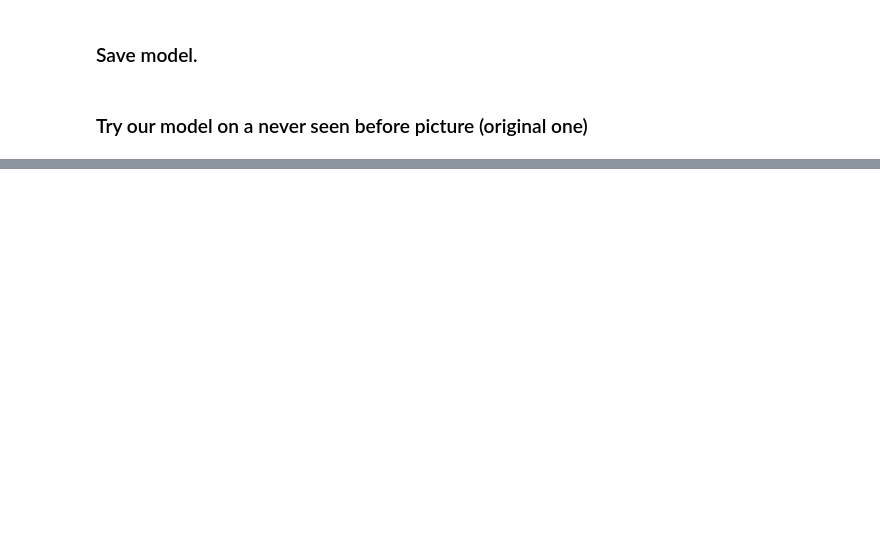
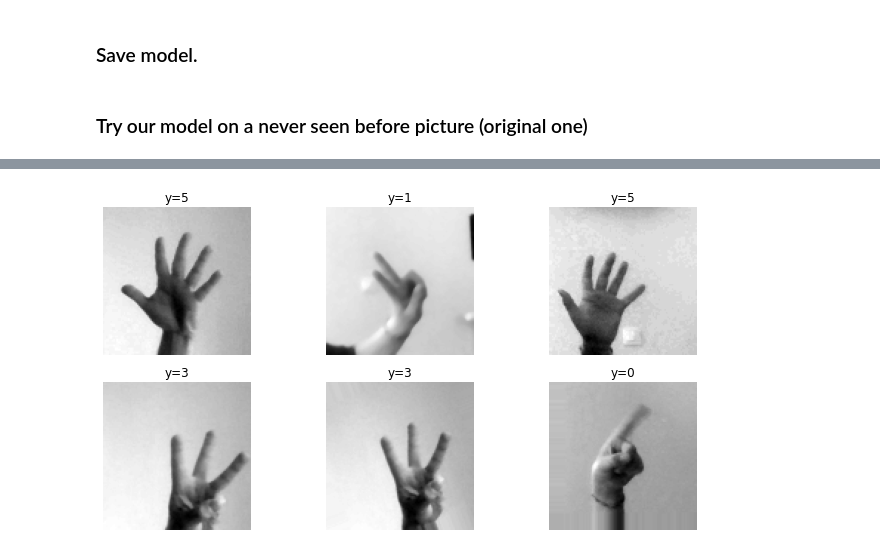
Before and after one commit to terman37/Neural_Networks_Counting_Fingers, a Jupyter notebook: training/cnn_training.ipynb, the cells around one changed output, grey strips where cells are left out. Drawn from its saved outputs; the diff is of its cells as text; code cells hidden in the pictures; blank space fills up the shorter version.

```diff
--- a/training/cnn_training.ipynb
+++ b/training/cnn_training.ipynb
@@ -227,0 +230,4 @@ plt.axis('off');
+# %%
+plot_6_images(xtest,ypred)
+# %% [output]
+[figure, added]
```
Also changed, not shown: parts of 21 cells of this notebook, 7 other files.
